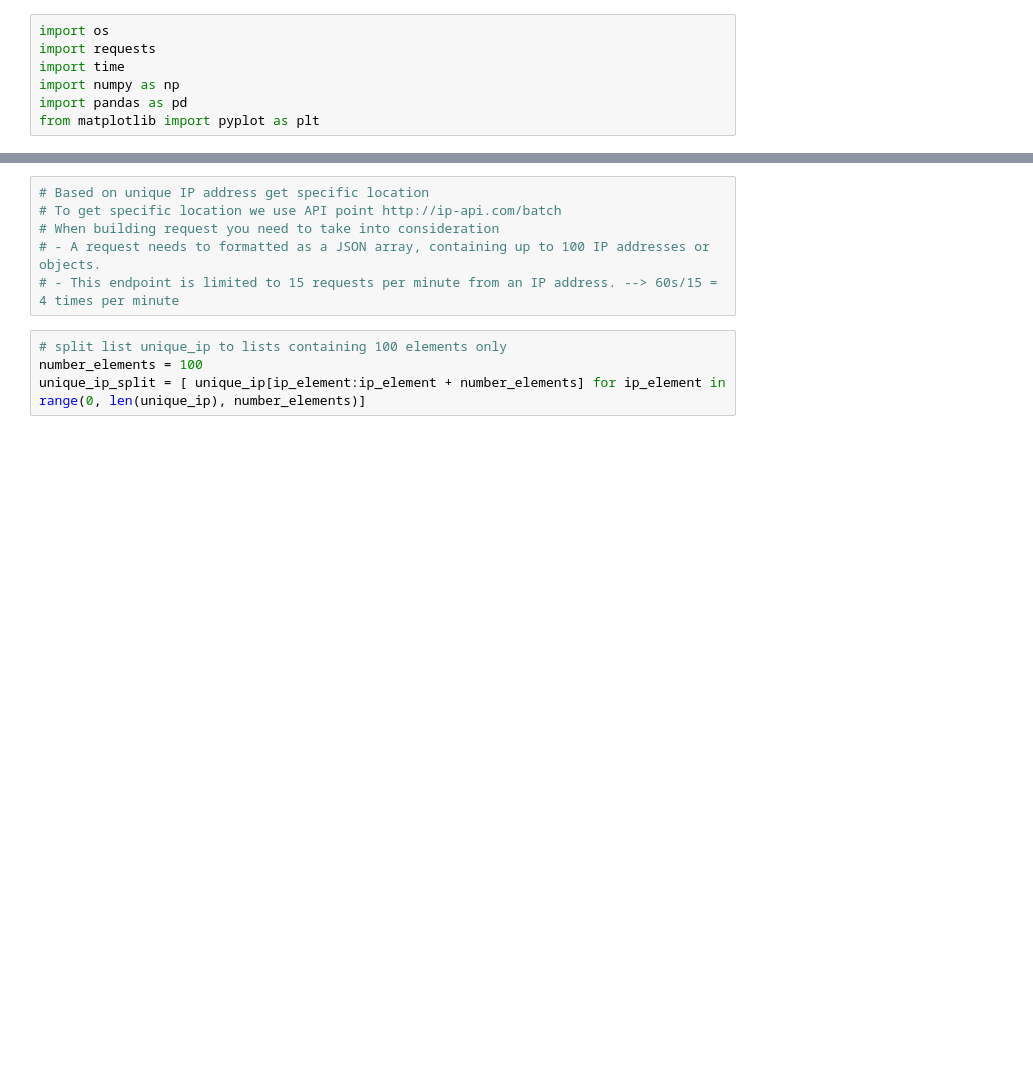
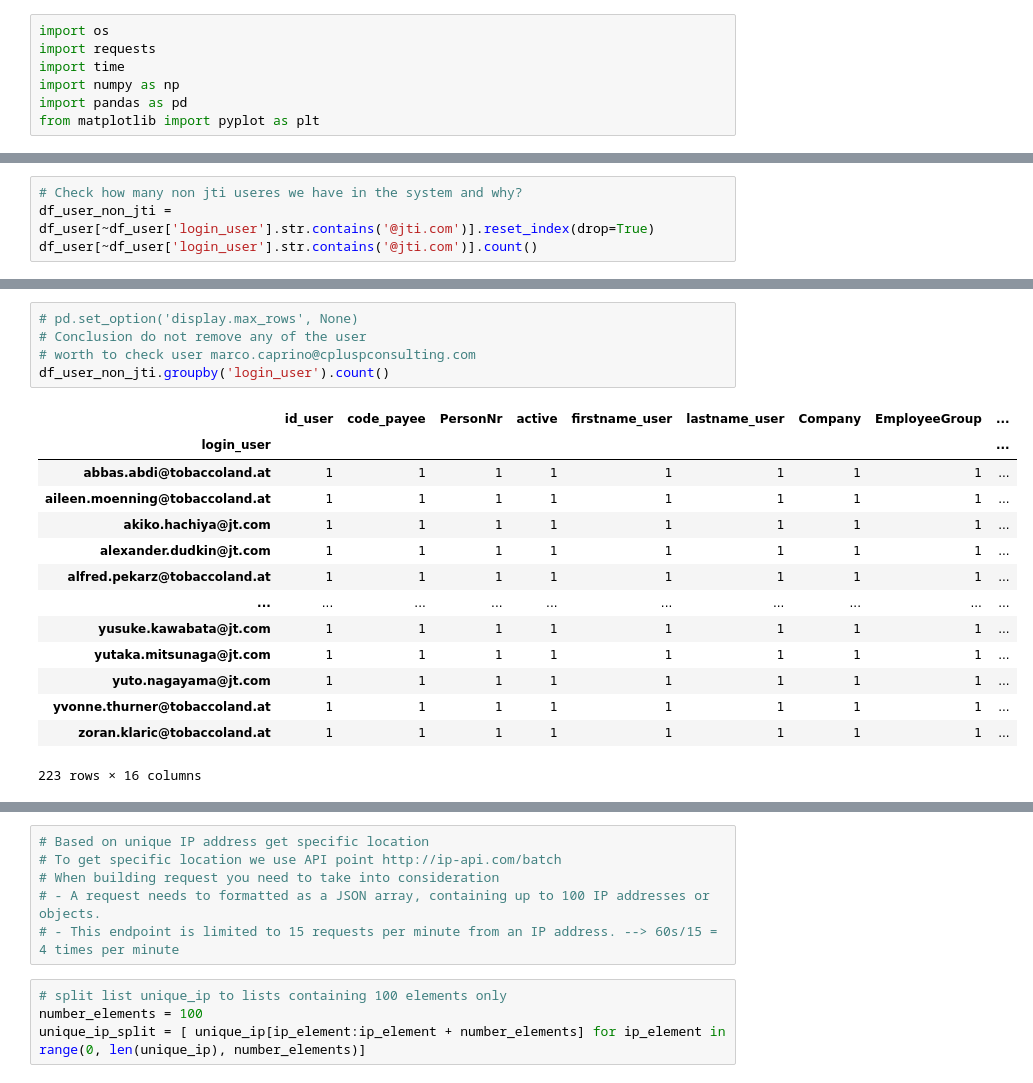
Before and after one commit to RafZel/NYCDSA_Project_1, a Jupyter notebook: project_1.ipynb, the cells around one changed output, grey strips where cells are left out. Drawn from its saved outputs; the diff is of its cells as text; blank space fills up the shorter version.

```diff
--- a/project_1.ipynb
+++ b/project_1.ipynb
@@ -129,0 +206,4 @@ dtype: int64
+# %%
+# Check how many non jti useres we have in the system and why?
+df_user_non_jti = df_user[~df_user['login_user'].str.contains('@jti.com')].reset_index(drop=True)
+df_user[~df_user['login_user'].str.contains('@jti.com')].count()
@@ -129,0 +229,20 @@ dtype: int64
+# %%
+# pd.set_option('display.max_rows', None)
+# Conclusion do not remove any of the user
+# worth to check user marco.caprino@cpluspconsulting.com
+df_user_non_jti.groupby('login_user').count()
+# %% [output]
+|  | id_user | code_payee | PersonNr | active | firstname_user | lastname_user | Company | EmployeeGroup | ... |
+| login_user |  |  |  |  |  |  |  |  | ... |
+| abbas.abdi@tobaccoland.at | 1 | 1 | 1 | 1 | 1 | 1 | 1 | 1 | ... |
+| aileen.moenning@tobaccoland.at | 1 | 1 | 1 | 1 | 1 | 1 | 1 | 1 | ... |
+| akiko.hachiya@jt.com | 1 | 1 | 1 | 1 | 1 | 1 | 1 | 1 | ... |
+| alexander.dudkin@jt.com | 1 | 1 | 1 | 1 | 1 | 1 | 1 | 1 | ... |
+| alfred.pekarz@tobaccoland.at | 1 | 1 | 1 | 1 | 1 | 1 | 1 | 1 | ... |
+| ... | ... | ... | ... | ... | ... | ... | ... | ... | ... |
+| yusuke.kawabata@jt.com | 1 | 1 | 1 | 1 | 1 | 1 | 1 | 1 | ... |
+| yutaka.mitsunaga@jt.com | 1 | 1 | 1 | 1 | 1 | 1 | 1 | 1 | ... |
+| yuto.nagayama@jt.com | 1 | 1 | 1 | 1 | 1 | 1 | 1 | 1 | ... |
+| yvonne.thurner@tobaccoland.at | 1 | 1 | 1 | 1 | 1 | 1 | 1 | 1 | ... |
+| zoran.klaric@tobaccoland.at | 1 | 1 | 1 | 1 | 1 | 1 | 1 | 1 | ... |
+223 rows × 16 columns
```
Also changed, not shown: parts of 123 cells of this notebook, 1 other file.
